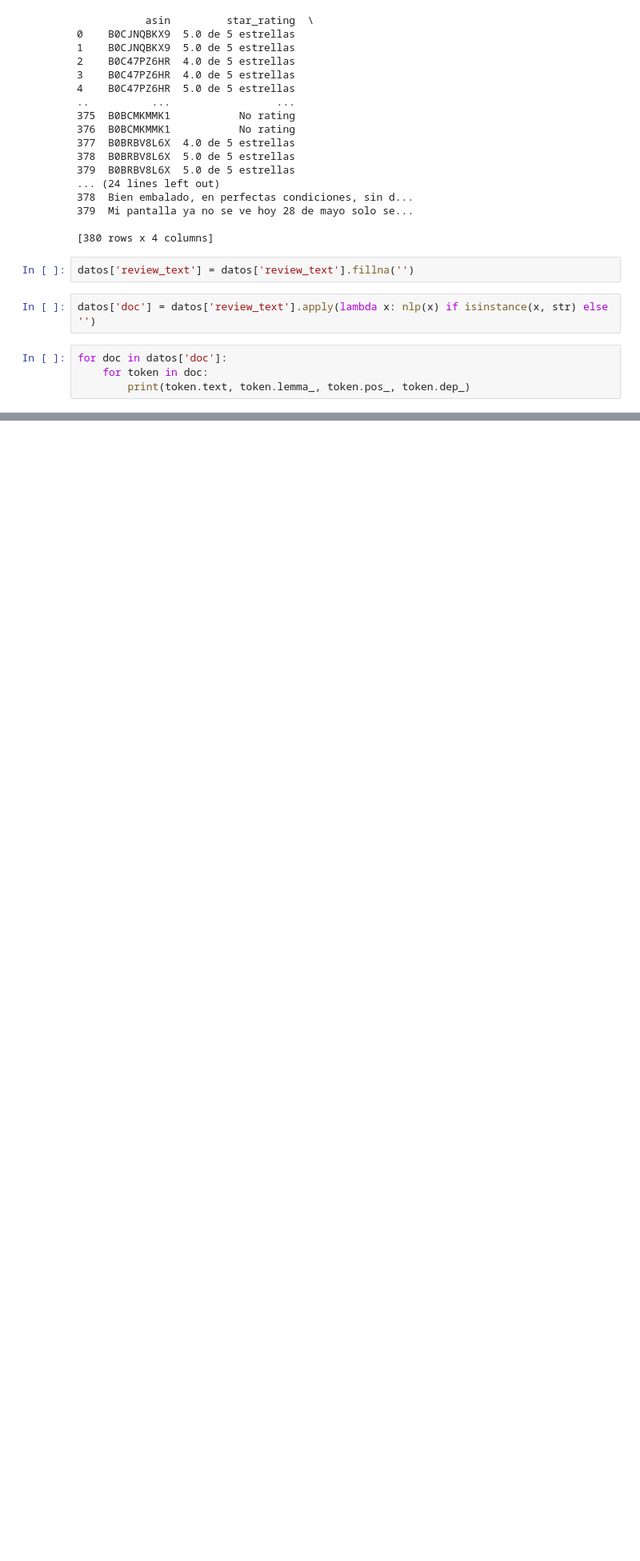
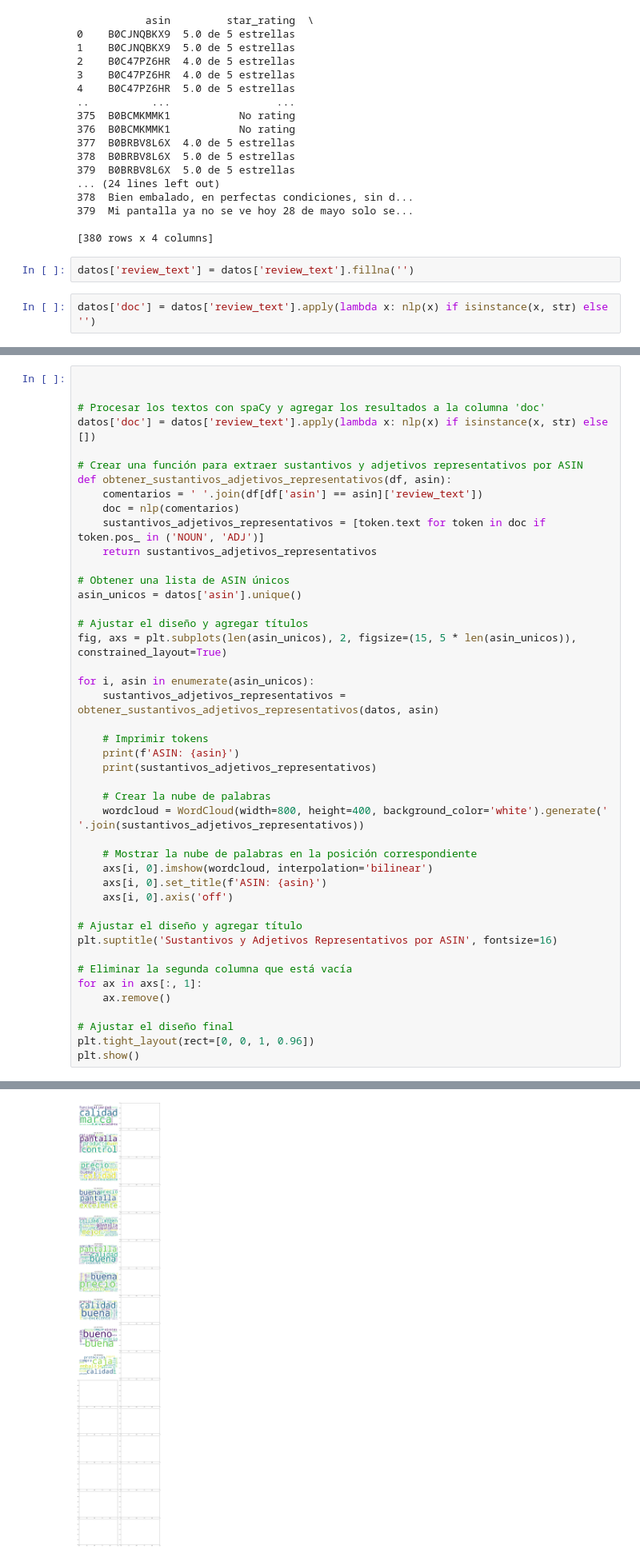
Before and after one commit to jorgeherrerar/ProyectoFinal_MCD-DP1, a Jupyter notebook: src/spacy_am.ipynb, the cells around one changed output, grey strips where cells are left out. Shown at 80% size. Drawn from its saved outputs; the diff is of its cells as text; blank space fills up the shorter version.

```diff
--- a/src/spacy_am.ipynb
+++ b/src/spacy_am.ipynb
@@ -54,7 +66,3 @@ print (datos)
 datos['review_text'] = datos['review_text'].fillna('')
 # %%
 datos['doc'] = datos['review_text'].apply(lambda x: nlp(x) if isinstance(x, str) else '')
-# %%
-for doc in datos['doc']:
-    for token in doc:
-        print(token.text, token.lemma_, token.pos_, token.dep_)
@@ -125,0 +101,45 @@ NameError: name 'datos' is not defined
+# %%
+
+
+# Procesar los textos con spaCy y agregar los resultados a la columna 'doc'
+datos['doc'] = datos['review_text'].apply(lambda x: nlp(x) if isinstance(x, str) else [])
+
+# Crear una función para extraer sustantivos y adjetivos representativos por ASIN
+def obtener_sustantivos_adjetivos_representativos(df, asin):
+    comentarios = ' '.join(df[df['asin'] == asin]['review_text'])
+    doc = nlp(comentarios)
+    sustantivos_adjetivos_representativos = [token.text for token in doc if token.pos_ in ('NOUN', 'ADJ')]
+    return sustantivos_adjetivos_representativos
+
+# Obtener una lista de ASIN únicos
+asin_unicos = datos['asin'].unique()
+
+# Ajustar el diseño y agregar títulos
+fig, axs = plt.subplots(len(asin_unicos), 2, figsize=(15, 5 * len(asin_unicos)), constrained_layout=True)
+
+for i, asin in enumerate(asin_unicos):
+    sustantivos_adjetivos_representativos = obtener_sustantivos_adjetivos_representativos(datos, asin)
+
+    # Imprimir tokens
+    print(f'ASIN: {asin}')
+    print(sustantivos_adjetivos_representativos)
+
+    # Crear la nube de palabras
+    wordcloud = WordCloud(width=800, height=400, background_color='white').generate(' '.join(sustantivos_adjetivos_representativos))
+
+    # Mostrar la nube de palabras en la posición correspondiente
+    axs[i, 0].imshow(wordcloud, interpolation='bilinear')
+    axs[i, 0].set_title(f'ASIN: {asin}')
+    axs[i, 0].axis('off')
+
+# Ajustar el diseño y agregar título
+plt.suptitle('Sustantivos y Adjetivos Representativos por ASIN', fontsize=16)
+
+# Eliminar la segunda columna que está vacía
+for ax in axs[:, 1]:
+    ax.remove()
+
+# Ajustar el diseño final
+plt.tight_layout(rect=[0, 0, 1, 0.96])
+plt.show()
+# %% [output]
@@ -125,0 +164 @@ NameError: name 'datos' is not defined
+[figure, added]
```
Also changed, not shown: parts of 10 cells of this notebook.
